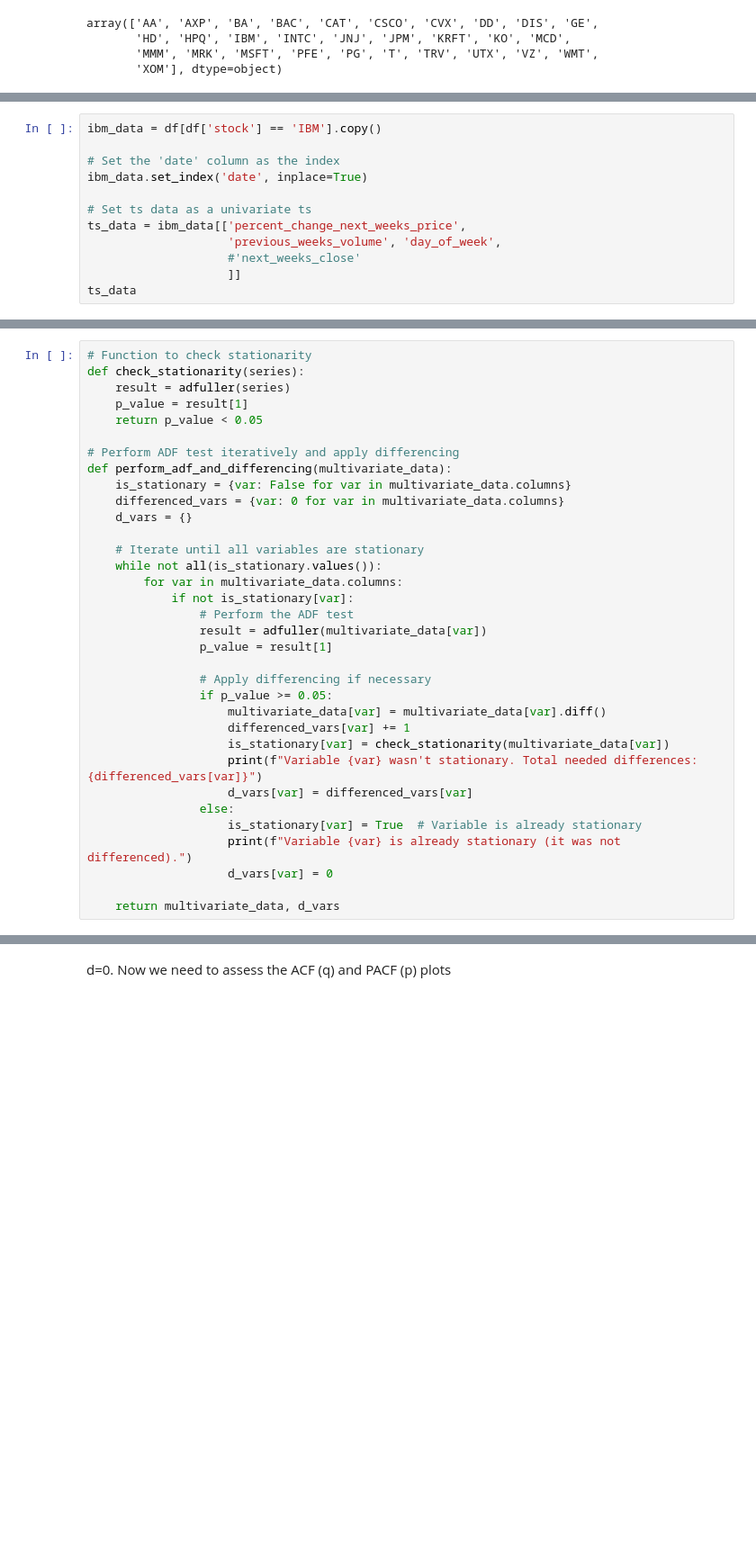
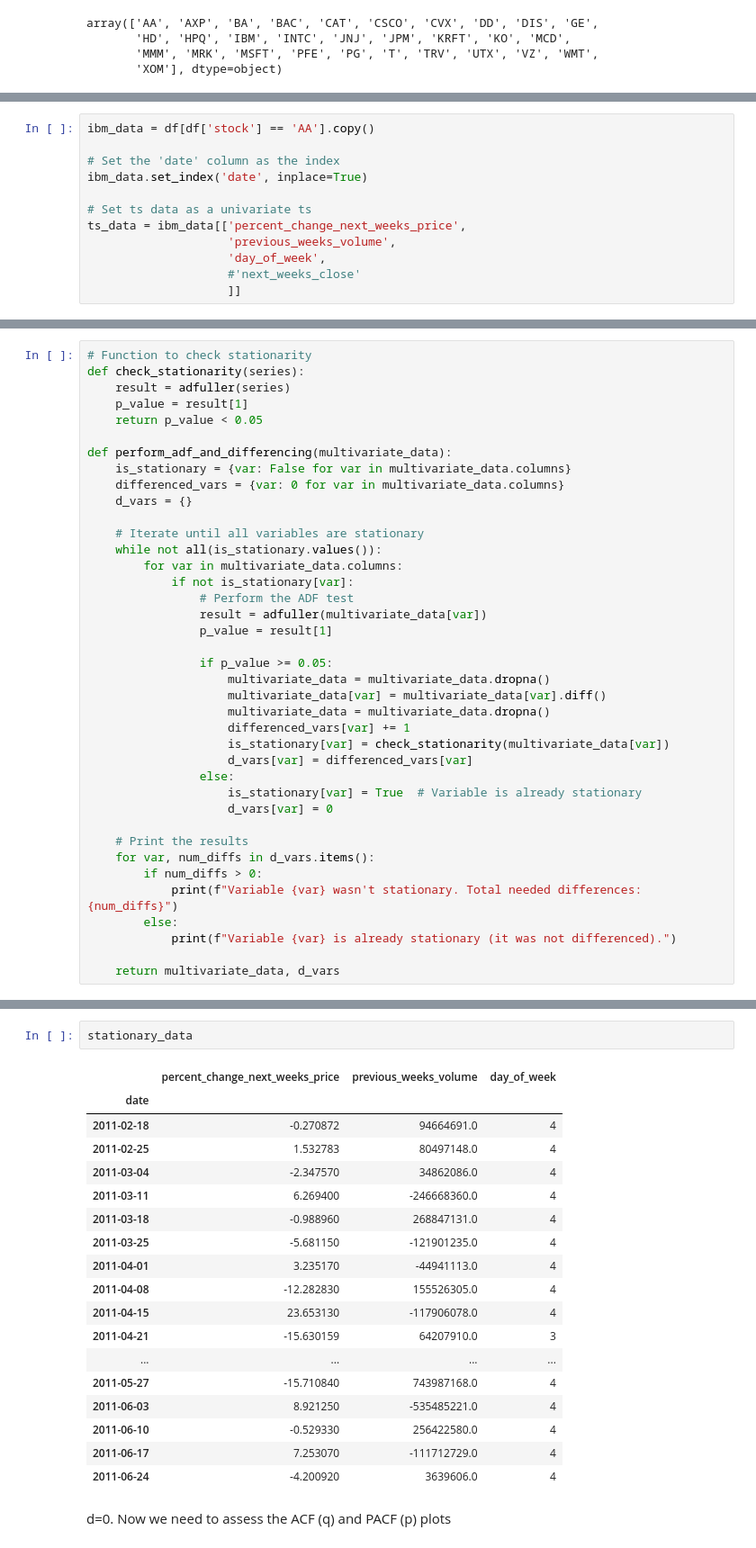
Before and after one commit to CarolinaRuivo/dowjones-index, a Jupyter notebook: template.ipynb, the cells around one changed output, grey strips where cells are left out. Shown at 90% size. Saved outputs shown, nothing was run; the diff lists cells and outputs as text; blank space fills up the shorter version.

Commit message:
Needs bug fixing / rework to functionperform_adf_and_differencing

```diff
--- a/template.ipynb
+++ b/template.ipynb
@@ -917,12 +917,12 @@ stock_data = df[df['stock'] == 'IBM']
 # %%
-ibm_data = df[df['stock'] == 'IBM'].copy()
+ibm_data = df[df['stock'] == 'AA'].copy()
 
 # Set the 'date' column as the index
 ibm_data.set_index('date', inplace=True)
 
 # Set ts data as a univariate ts
 ts_data = ibm_data[['percent_change_next_weeks_price',
-                    'previous_weeks_volume', 'day_of_week',
+                    'previous_weeks_volume',
+                    'day_of_week',
                     #'next_weeks_close'
                     ]]
-ts_data
@@ -952,7 +937,6 @@ def check_stationarity(series):
     p_value = result[1]
     return p_value < 0.05
 
-# Perform ADF test iteratively and apply differencing
 def perform_adf_and_differencing(multivariate_data):
     is_stationary = {var: False for var in multivariate_data.columns}
     differenced_vars = {var: 0 for var in multivariate_data.columns}
@@ -966,18 +950,24 @@ def perform_adf_and_differencing(multivariate_data):
                 result = adfuller(multivariate_data[var])
                 p_value = result[1]
 
-                # Apply differencing if necessary
                 if p_value >= 0.05:
+                    multivariate_data = multivariate_data.dropna()
                     multivariate_data[var] = multivariate_data[var].diff()
+                    multivariate_data = multivariate_data.dropna()
                     differenced_vars[var] += 1
                     is_stationary[var] = check_stationarity(multivariate_data[var])
-                    print(f"Variable {var} wasn't stationary. Total needed differences: {differenced_vars[var]}")
                     d_vars[var] = differenced_vars[var]
                 else:
                     is_stationary[var] = True  # Variable is already stationary
-                    print(f"Variable {var} is already stationary (it was not differenced).")
                     d_vars[var] = 0
 
+    # Print the results
+    for var, num_diffs in d_vars.items():
+        if num_diffs > 0:
+            print(f"Variable {var} wasn't stationary. Total needed differences: {num_diffs}")
+        else:
+            print(f"Variable {var} is already stationary (it was not differenced).")
+
     return multivariate_data, d_vars
 # %%
 stationary_data, d_values = perform_adf_and_differencing(ts_data)
@@ -992,3 +1003,24 @@ Variable day_of_week is already stationary (it was not differenced).
+# %%
+stationary_data
+# %% [output]
+|  | percent_change_next_weeks_price | previous_weeks_volume | day_of_week |
+| date |  |  |  |
+| 2011-02-18 | -0.270872 | 94664691.0 | 4 |
+| 2011-02-25 | 1.532783 | 80497148.0 | 4 |
+| 2011-03-04 | -2.347570 | 34862086.0 | 4 |
+| 2011-03-11 | 6.269400 | -246668360.0 | 4 |
+| 2011-03-18 | -0.988960 | 268847131.0 | 4 |
+| 2011-03-25 | -5.681150 | -121901235.0 | 4 |
+| 2011-04-01 | 3.235170 | -44941113.0 | 4 |
+| 2011-04-08 | -12.282830 | 155526305.0 | 4 |
+| 2011-04-15 | 23.653130 | -117906078.0 | 4 |
+| 2011-04-21 | -15.630159 | 64207910.0 | 3 |
+| ... | ... | ... | ... |
+| 2011-05-27 | -15.710840 | 743987168.0 | 4 |
+| 2011-06-03 | 8.921250 | -535485221.0 | 4 |
+| 2011-06-10 | -0.529330 | 256422580.0 | 4 |
+| 2011-06-17 | 7.253070 | -111712729.0 | 4 |
+| 2011-06-24 | -4.200920 | 3639606.0 | 4 |
 # %% [markdown]
 d=0. Now we need to assess the ACF (q) and PACF (p) plots
 # %%
```
Also changed, not shown: parts of 10 cells of this notebook.
